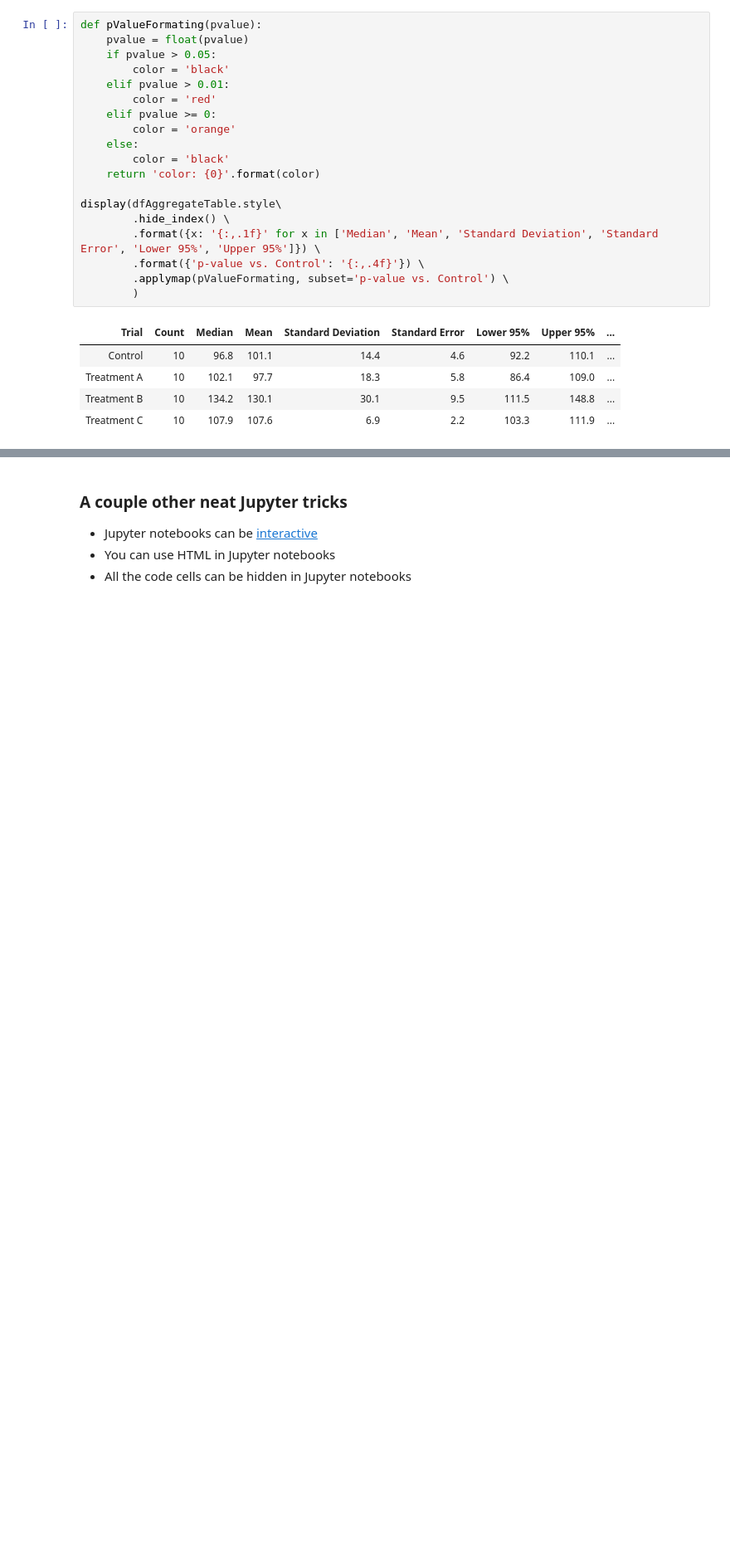
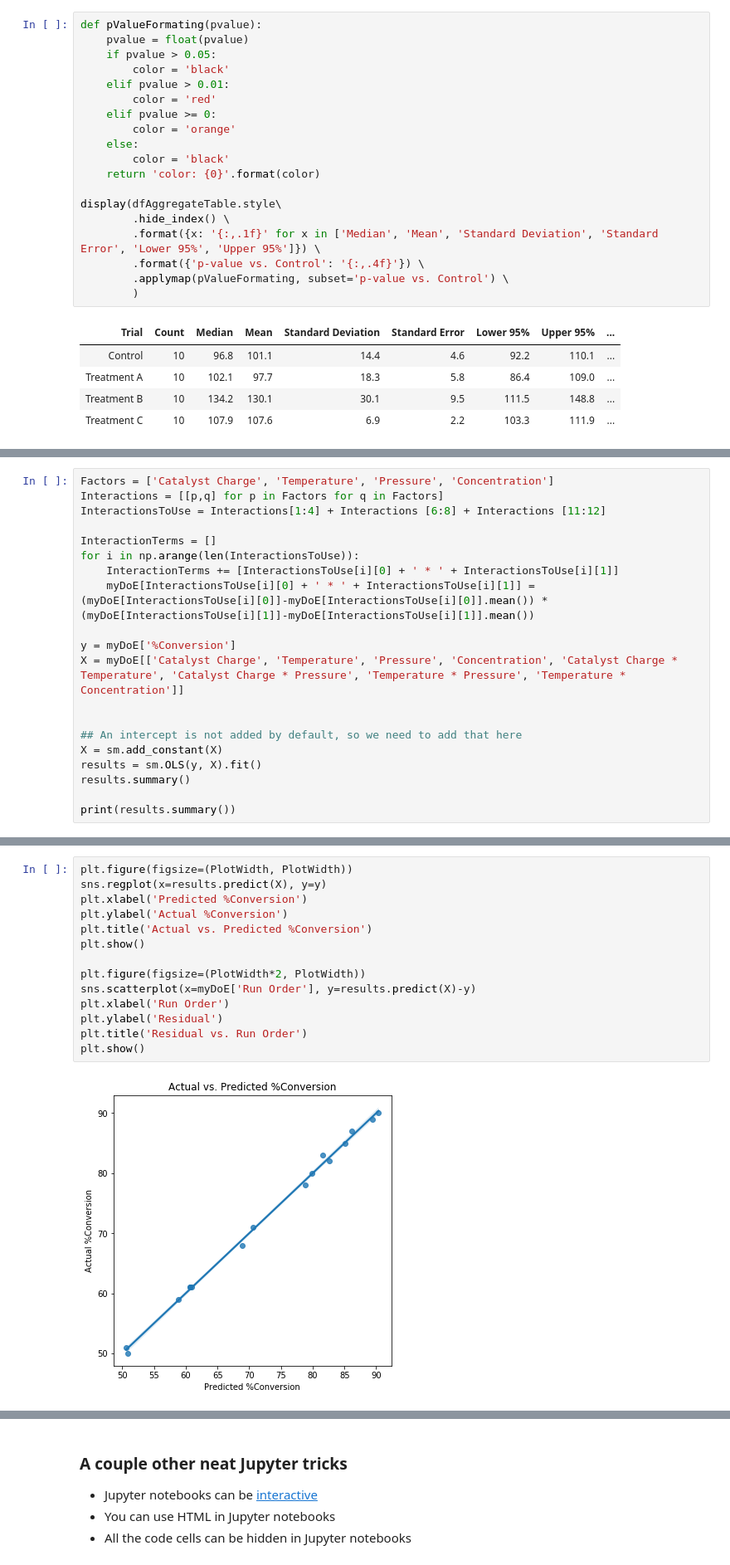
Before and after one commit to nick-gould/Reporting-Data-Using-Python, a Jupyter notebook: ReportingDataUsingPython.ipynb, the cells around one changed output, grey strips where cells are left out. Shown: that part at 83% size. Saved outputs shown, nothing was run; the diff lists cells and outputs as text; blank space fills up the shorter version.

```diff
--- a/ReportingDataUsingPython.ipynb
+++ b/ReportingDataUsingPython.ipynb
@@ -248,0 +361,20 @@ display(dfAggregateTable.style\
+# %%
+Factors = ['Catalyst Charge', 'Temperature', 'Pressure', 'Concentration']
+Interactions = [[p,q] for p in Factors for q in Factors]
+InteractionsToUse = Interactions[1:4] + Interactions [6:8] + Interactions [11:12]
+
+InteractionTerms = []
+for i in np.arange(len(InteractionsToUse)):
+    InteractionTerms += [InteractionsToUse[i][0] + ' * ' + InteractionsToUse[i][1]]
+    myDoE[InteractionsToUse[i][0] + ' * ' + InteractionsToUse[i][1]] = (myDoE[InteractionsToUse[i][0]]-myDoE[InteractionsToUse[i][0]].mean()) * (myDoE[InteractionsToUse[i][1]]-myDoE[InteractionsToUse[i][1]].mean())
+
+y = myDoE['%Conversion']
+X = myDoE[['Catalyst Charge', 'Temperature', 'Pressure', 'Concentration', 'Catalyst Charge * Temperature', 'Catalyst Charge * Pressure', 'Temperature * Pressure', 'Temperature * Concentration']]
+
+
+## An intercept is not added by default, so we need to add that here
+X = sm.add_constant(X)
+results = sm.OLS(y, X).fit()
+results.summary()
+
+print(results.summary())
@@ -248,0 +403,16 @@ display(dfAggregateTable.style\
+# %%
+plt.figure(figsize=(PlotWidth, PlotWidth))
+sns.regplot(x=results.predict(X), y=y)
+plt.xlabel('Predicted %Conversion')
+plt.ylabel('Actual %Conversion')
+plt.title('Actual vs. Predicted %Conversion')
+plt.show()
+
+plt.figure(figsize=(PlotWidth*2, PlotWidth))
+sns.scatterplot(x=myDoE['Run Order'], y=results.predict(X)-y)
+plt.xlabel('Run Order')
+plt.ylabel('Residual')
+plt.title('Residual vs. Run Order')
+plt.show()
+# %% [output]
+[figure, added]
```
Also changed, not shown: parts of 23 cells of this notebook.
